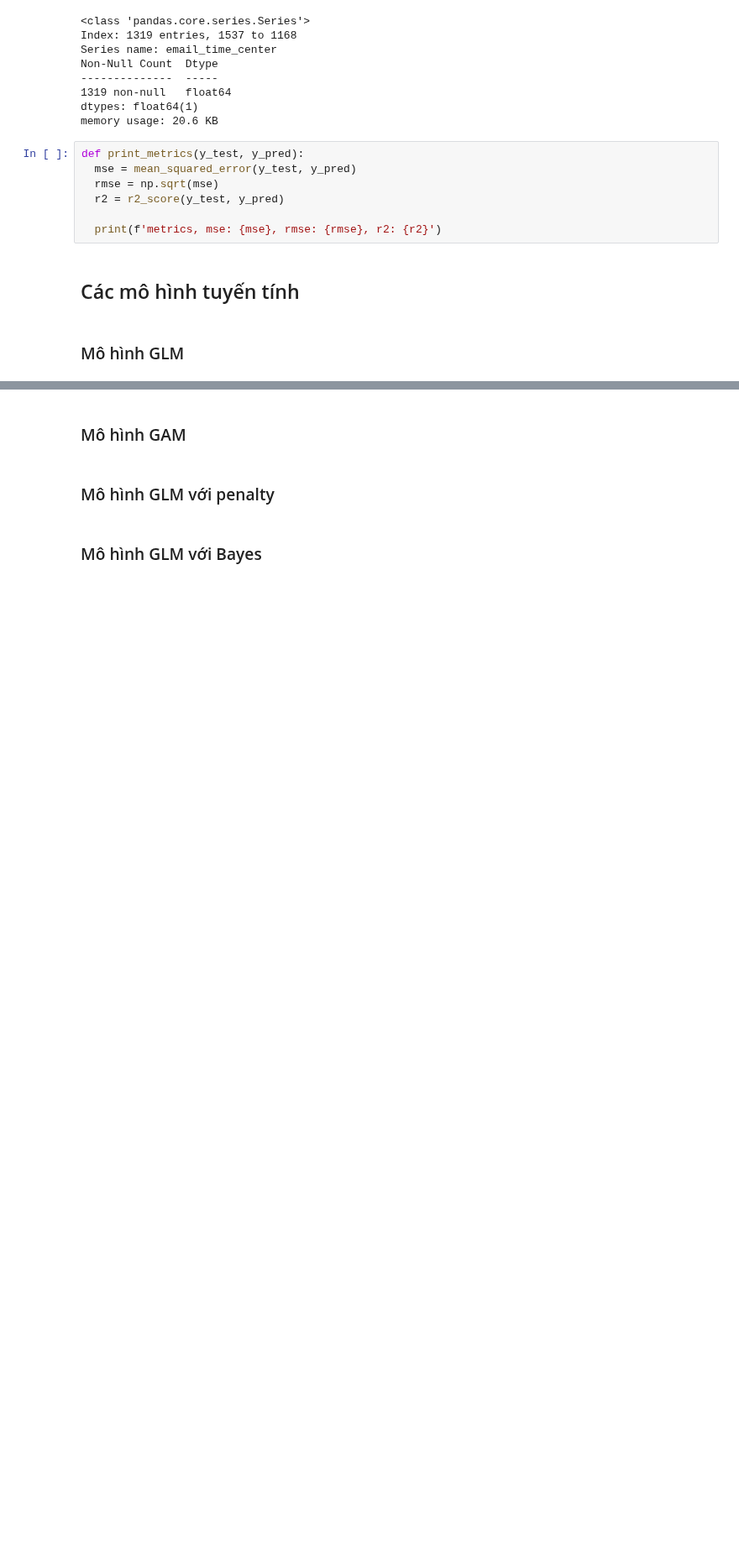
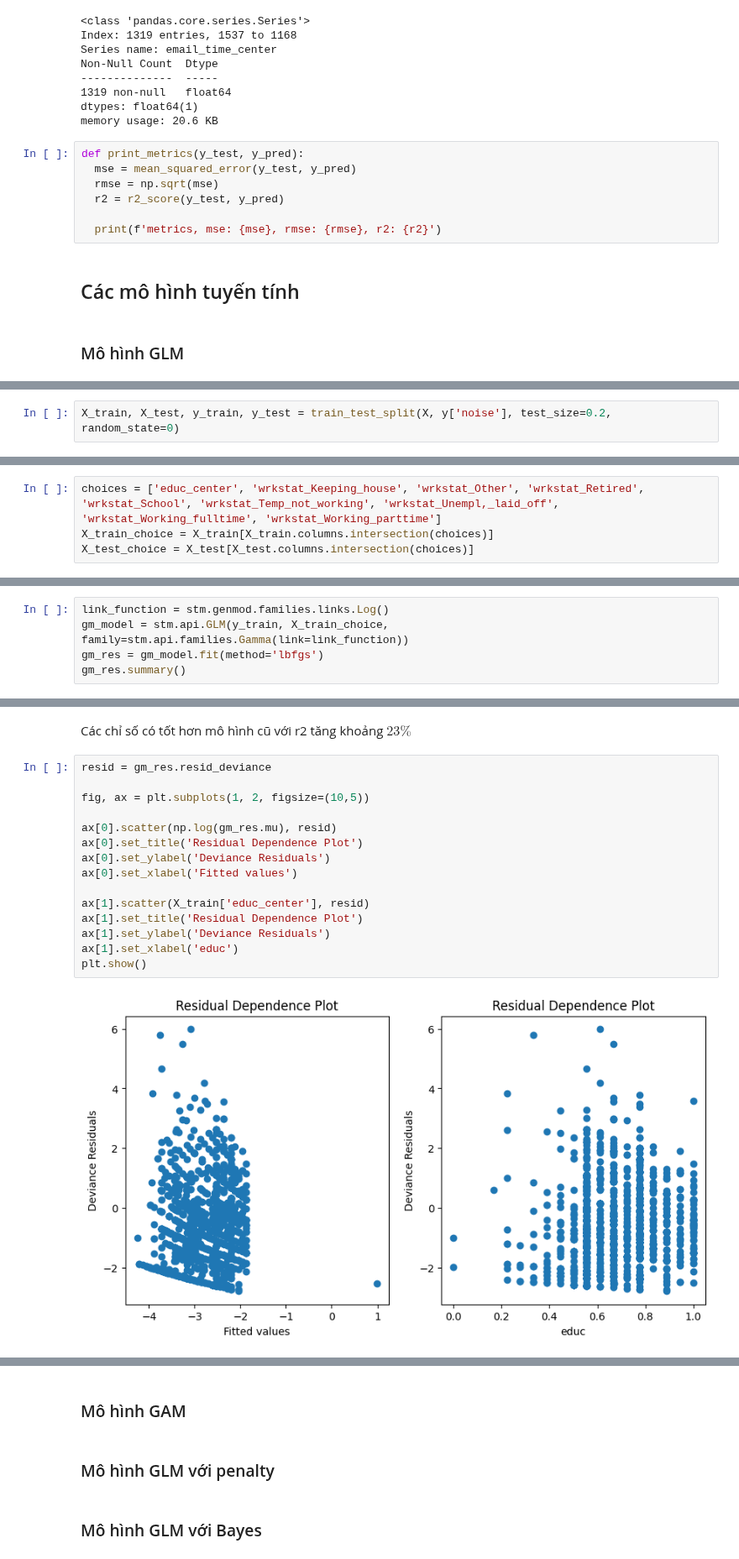
Before and after one commit to batman0911/social-stat-final-term, a Jupyter notebook: report.ipynb, the cells around one changed output, grey strips where cells are left out. Shown at 84% size. Saved outputs shown, nothing was run; the diff lists cells and outputs as text; blank space fills up the shorter version.

```diff
--- a/report.ipynb
+++ b/report.ipynb
@@ -473,0 +493,2 @@ def print_metrics(y_test, y_pred):
+# %%
+X_train, X_test, y_train, y_test = train_test_split(X, y['noise'], test_size=0.2, random_state=0)
@@ -473,0 +536,4 @@ def print_metrics(y_test, y_pred):
+# %%
+choices = ['educ_center', 'wrkstat_Keeping_house', 'wrkstat_Other', 'wrkstat_Retired', 'wrkstat_School', 'wrkstat_Temp_not_working', 'wrkstat_Unempl,_laid_off', 'wrkstat_Working_fulltime', 'wrkstat_Working_parttime']
+X_train_choice = X_train[X_train.columns.intersection(choices)]
+X_test_choice = X_test[X_test.columns.intersection(choices)]
@@ -473,0 +542,5 @@ def print_metrics(y_test, y_pred):
+# %%
+link_function = stm.genmod.families.links.Log()
+gm_model = stm.api.GLM(y_train, X_train_choice, family=stm.api.families.Gamma(link=link_function))
+gm_res = gm_model.fit(method='lbfgs')
+gm_res.summary()
@@ -473,0 +573,19 @@ def print_metrics(y_test, y_pred):
+# %% [markdown]
+Các chỉ số có tốt hơn mô hình cũ với r2 tăng khoảng $23\%$
+# %%
+resid = gm_res.resid_deviance
+
+fig, ax = plt.subplots(1, 2, figsize=(10,5))
+
+ax[0].scatter(np.log(gm_res.mu), resid)
+ax[0].set_title('Residual Dependence Plot')
+ax[0].set_ylabel('Deviance Residuals')
+ax[0].set_xlabel('Fitted values')
+
+ax[1].scatter(X_train['educ_center'], resid)
+ax[1].set_title('Residual Dependence Plot')
+ax[1].set_ylabel('Deviance Residuals')
+ax[1].set_xlabel('educ')
+plt.show()
+# %% [output]
+[figure, added]
```
Also changed, not shown: parts of 27 cells of this notebook, 1 other file.
